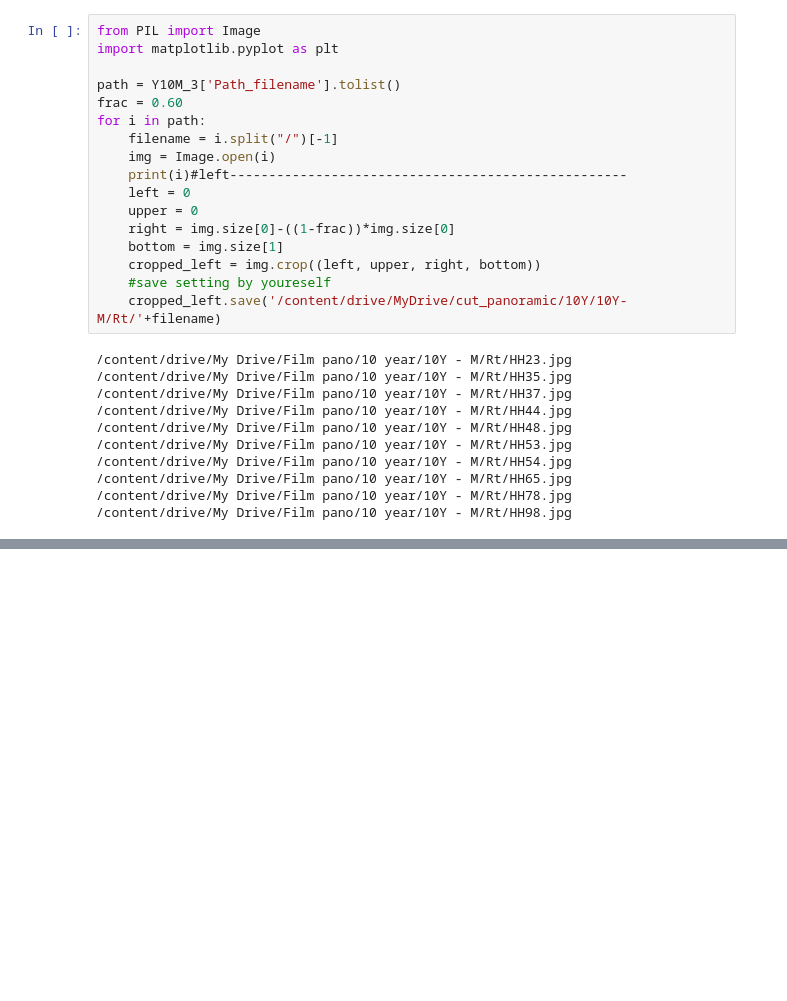
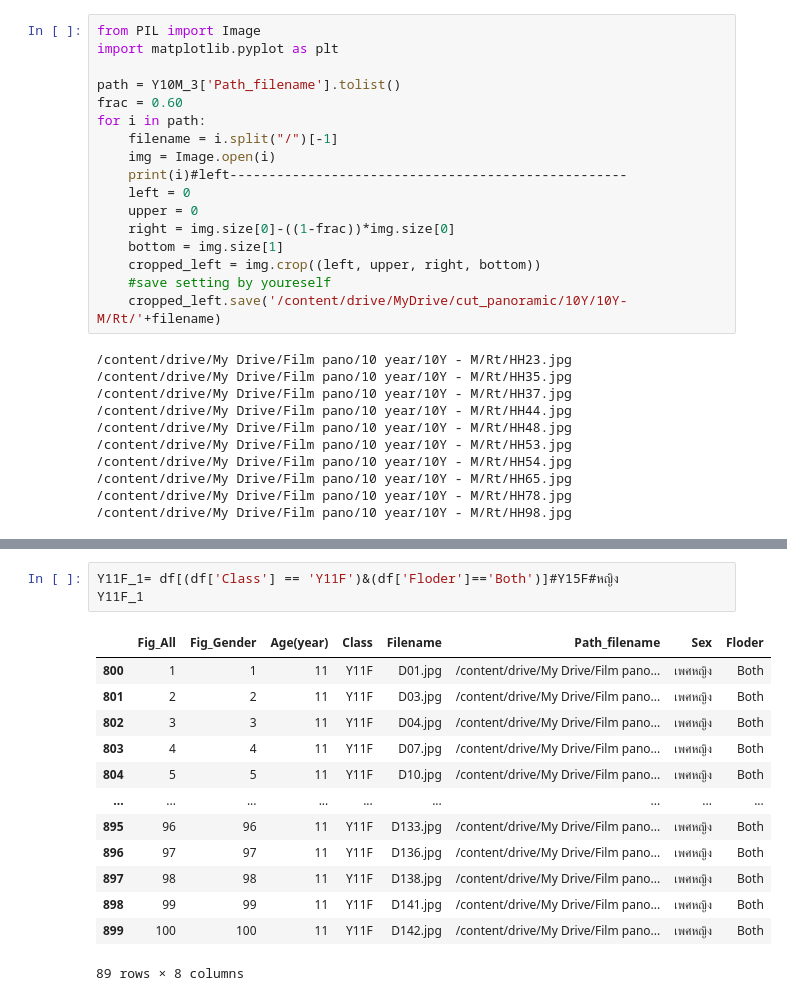
Before and after one commit to Wanita-8943/efficientnet_keras_transfer_learning, a Jupyter notebook: ตัดรูป.ipynb, the cells around one changed output, grey strips where cells are left out. Drawn from its saved outputs; the diff is of its cells as text; blank space fills up the shorter version.

```diff
--- a/ตัดรูป.ipynb
+++ b/ตัดรูป.ipynb
@@ -1388,0 +1392,17 @@ for i in path:
+# %%
+Y11F_1= df[(df['Class'] == 'Y11F')&(df['Floder']=='Both')]#Y15F#หญิง
+Y11F_1
+# %% [output]
+|  | Fig_All | Fig_Gender | Age(year) | Class | Filename | Path_filename | Sex | Floder |
+| 800 | 1 | 1 | 11 | Y11F | D01.jpg | /content/drive/My Drive/Film pano... | เพศหญิง | Both |
+| 801 | 2 | 2 | 11 | Y11F | D03.jpg | /content/drive/My Drive/Film pano... | เพศหญิง | Both |
+| 802 | 3 | 3 | 11 | Y11F | D04.jpg | /content/drive/My Drive/Film pano... | เพศหญิง | Both |
+| 803 | 4 | 4 | 11 | Y11F | D07.jpg | /content/drive/My Drive/Film pano... | เพศหญิง | Both |
+| 804 | 5 | 5 | 11 | Y11F | D10.jpg | /content/drive/My Drive/Film pano... | เพศหญิง | Both |
+| ... | ... | ... | ... | ... | ... | ... | ... | ... |
+| 895 | 96 | 96 | 11 | Y11F | D133.jpg | /content/drive/My Drive/Film pano... | เพศหญิง | Both |
+| 896 | 97 | 97 | 11 | Y11F | D136.jpg | /content/drive/My Drive/Film pano... | เพศหญิง | Both |
+| 897 | 98 | 98 | 11 | Y11F | D138.jpg | /content/drive/My Drive/Film pano... | เพศหญิง | Both |
+| 898 | 99 | 99 | 11 | Y11F | D141.jpg | /content/drive/My Drive/Film pano... | เพศหญิง | Both |
+| 899 | 100 | 100 | 11 | Y11F | D142.jpg | /content/drive/My Drive/Film pano... | เพศหญิง | Both |
+89 rows × 8 columns
```
Also changed, not shown: parts of 17 cells of this notebook.
